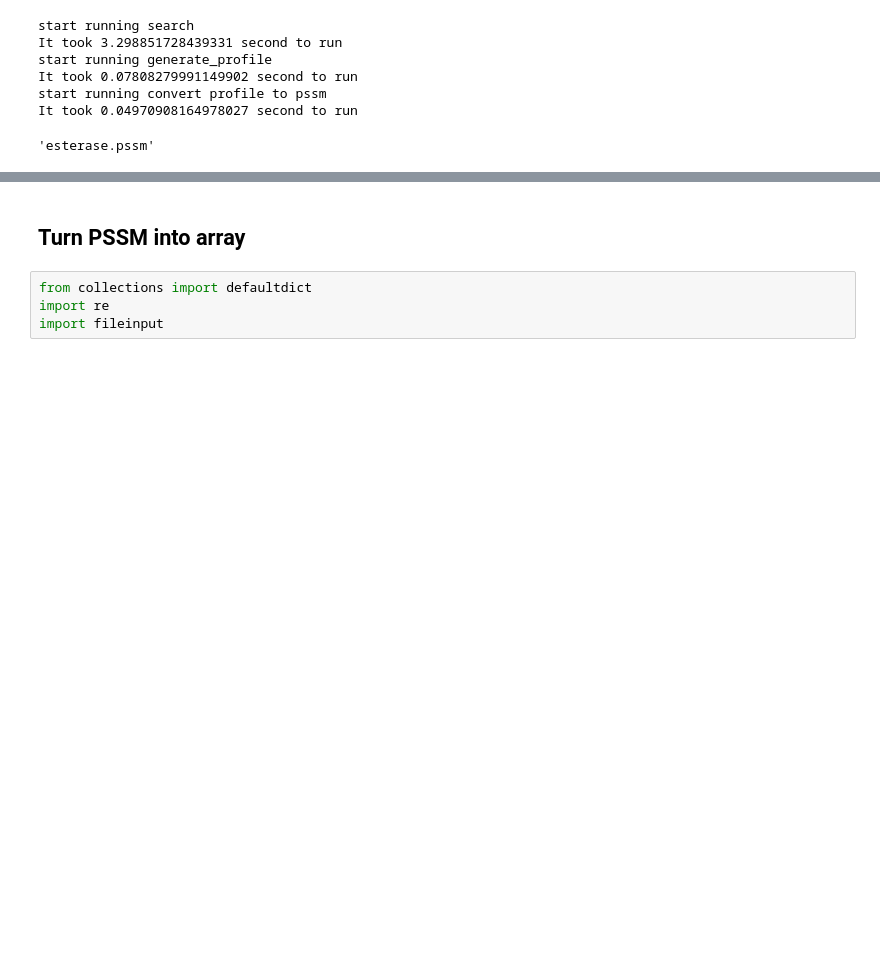
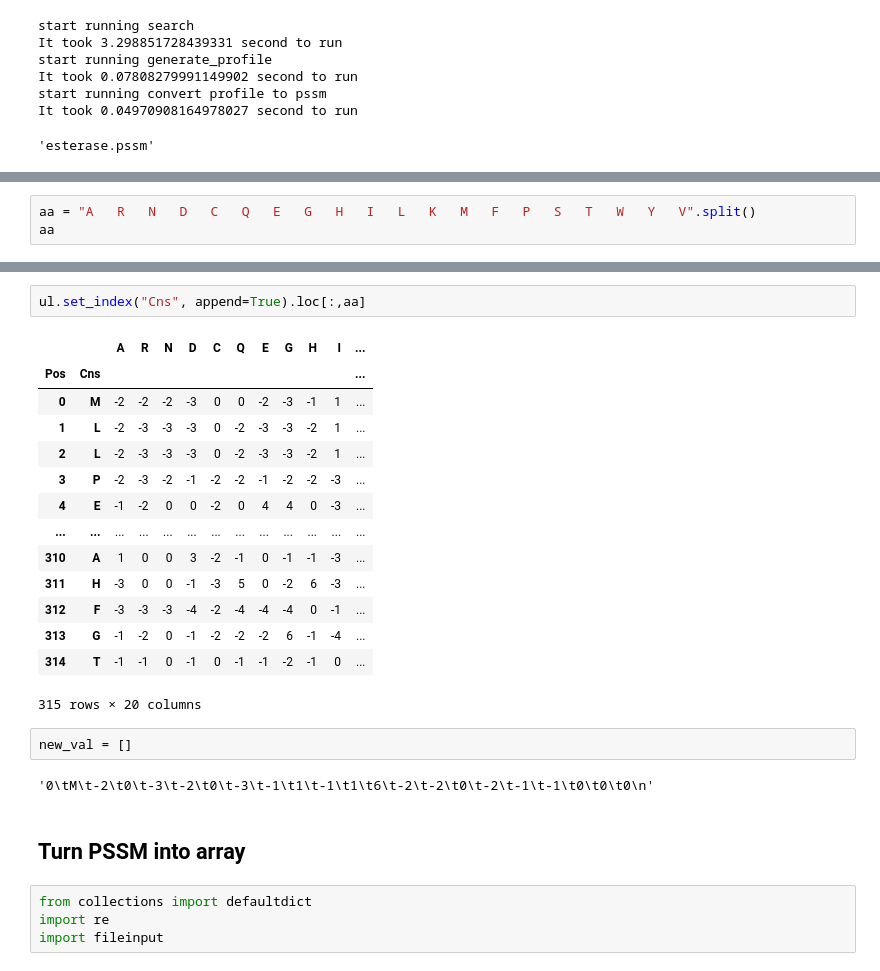
Before and after one commit to etiur/BioML, a Jupyter notebook: examples/test_cv_methods.ipynb, the cells around one changed output, grey strips where cells are left out. Saved outputs shown, nothing was run; the diff lists cells and outputs as text; blank space fills up the shorter version.

```diff
--- a/examples/test_cv_methods.ipynb
+++ b/examples/test_cv_methods.ipynb
@@ -229,0 +324,3 @@ MmseqsClustering.write_pssm(b)
+# %%
+aa = "A   R   N   D   C   Q   E   G   H   I   L   K   M   F   P   S   T   W   Y   V".split()
+aa
@@ -230,3 +465,24 @@ MmseqsClustering.write_pssm(b)
+# %%
+ul.set_index("Cns", append=True).loc[:,aa]
+# %% [output]
+|  |  | A | R | N | D | C | Q | E | G | H | I | ... |
+| Pos | Cns |  |  |  |  |  |  |  |  |  |  | ... |
+| 0 | M | -2 | -2 | -2 | -3 | 0 | 0 | -2 | -3 | -1 | 1 | ... |
+| 1 | L | -2 | -3 | -3 | -3 | 0 | -2 | -3 | -3 | -2 | 1 | ... |
+| 2 | L | -2 | -3 | -3 | -3 | 0 | -2 | -3 | -3 | -2 | 1 | ... |
+| 3 | P | -2 | -3 | -2 | -1 | -2 | -2 | -1 | -2 | -2 | -3 | ... |
+| 4 | E | -1 | -2 | 0 | 0 | -2 | 0 | 4 | 4 | 0 | -3 | ... |
+| ... | ... | ... | ... | ... | ... | ... | ... | ... | ... | ... | ... | ... |
+| 310 | A | 1 | 0 | 0 | 3 | -2 | -1 | 0 | -1 | -1 | -3 | ... |
+| 311 | H | -3 | 0 | 0 | -1 | -3 | 5 | 0 | -2 | 6 | -3 | ... |
+| 312 | F | -3 | -3 | -3 | -4 | -2 | -4 | -4 | -4 | 0 | -1 | ... |
+| 313 | G | -1 | -2 | 0 | -1 | -2 | -2 | -2 | 6 | -1 | -4 | ... |
+| 314 | T | -1 | -1 | 0 | -1 | 0 | -1 | -1 | -2 | -1 | 0 | ... |
+315 rows × 20 columns
+# %%
+new_val = []
+# %% [output]
+'0\tM\t-2\t0\t-3\t-2\t0\t-3\t-1\t1\t-1\t1\t6\t-2\t-2\t0\t-2\t-1\t-1\t0\t0\t0\n'
 # %% [markdown]
 ## Turn PSSM into array
 # %%
```
Also changed, not shown: parts of 26 cells of this notebook, 2 other files.
